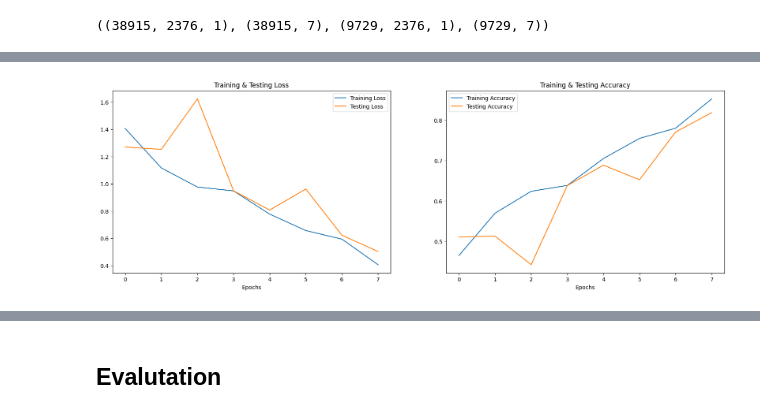
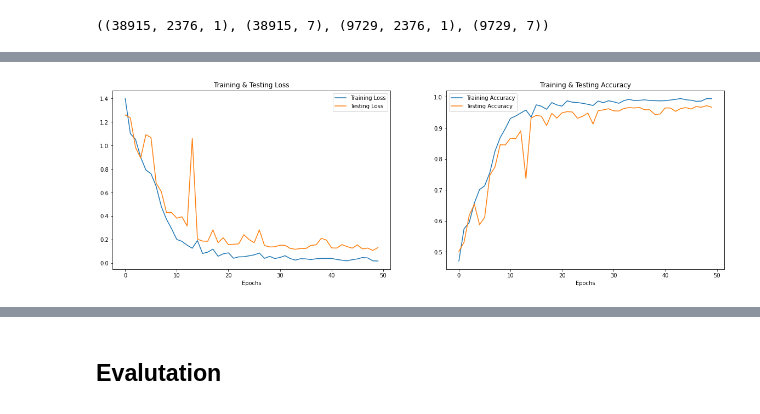
Before and after one commit to alonsosanchezgarciagil/SpeechEmotionRecognition, a Jupyter notebook: TrainModel.ipynb, the cells around one changed output, grey strips where cells are left out. Cells and saved outputs as stored; diff of their text form; code cells hidden in the pictures.

```diff
--- a/TrainModel.ipynb
+++ b/TrainModel.ipynb
@@ -51,10 +49,10 @@ Done
 ## Including the Datasets
 # %%
 #Those are the data sets, we will be using to train the model
-ravdess = "C:/Users/DATA/ravdess/"
-Crema = "C:/Users/DATA/AudioWAV/"
-Tess = "C:/Users/DATA/TESS Toronto emotional speech set data/"
-Savee = "C:/Users/DATA/ALL/"
+ravdess = "DATA/DATA/ravdess/"
+Crema = "DATA/DATA/AudioWAV/"
+Tess = "DATA/DATA/TESS Toronto emotional speech set data/"
+Savee = "DATA/DATA/ALL/"
 ravdess_directory_list = os.listdir(ravdess)
 # %% [markdown]
 ## Preprocessing
@@ -308,6 +297,10 @@ def get_features(path,duration=2.5, offset=0.6):
     aud4=extract_features(pitched_noised_audio)
     audio=np.vstack((audio,aud4))
 
+    stretch_audio=stretch(data,sr)
+    aud5=extract_features(stretch_audio)
+    audio=np.vstack((audio,aud5))
+
     return audio
 # %%
 import multiprocessing as mp
@@ -540,3 +533,3 @@ _________________________________________________________________
 # %%
-history=model.fit(x_traincnn, y_train, epochs=8, validation_data=(x_testcnn, y_test), batch_size=64,callbacks=[early_stop,lr_reduction])
+history=model.fit(x_traincnn, y_train, epochs=50, validation_data=(x_testcnn, y_test), batch_size=64,callbacks=[early_stop,lr_reduction])
 # %% [output]
@@ -560,7 +553,7 @@ WARNING:tensorflow:Learning rate reduction is conditioned on metric `val_acc` wh
 # %%
 print("Accuracy of our model on test data : " , model.evaluate(x_testcnn,y_test)[1]*100 , "%")
 
-epochs = [i for i in range(8)]
+epochs = [i for i in range(50)]
 fig , ax = plt.subplots(1,2)
 train_acc = history.history['accuracy']
 train_loss = history.history['loss']
@@ -586,4 +579,4 @@ Accuracy of our model on test data :  81.9200336933136 %
-[figure, old version]
+[figure, new version]
 # %%
 # predicting on test data.
 pred_test0 = model.predict(x_testcnn)
```
Also changed, not shown: parts of 22 cells of this notebook.
